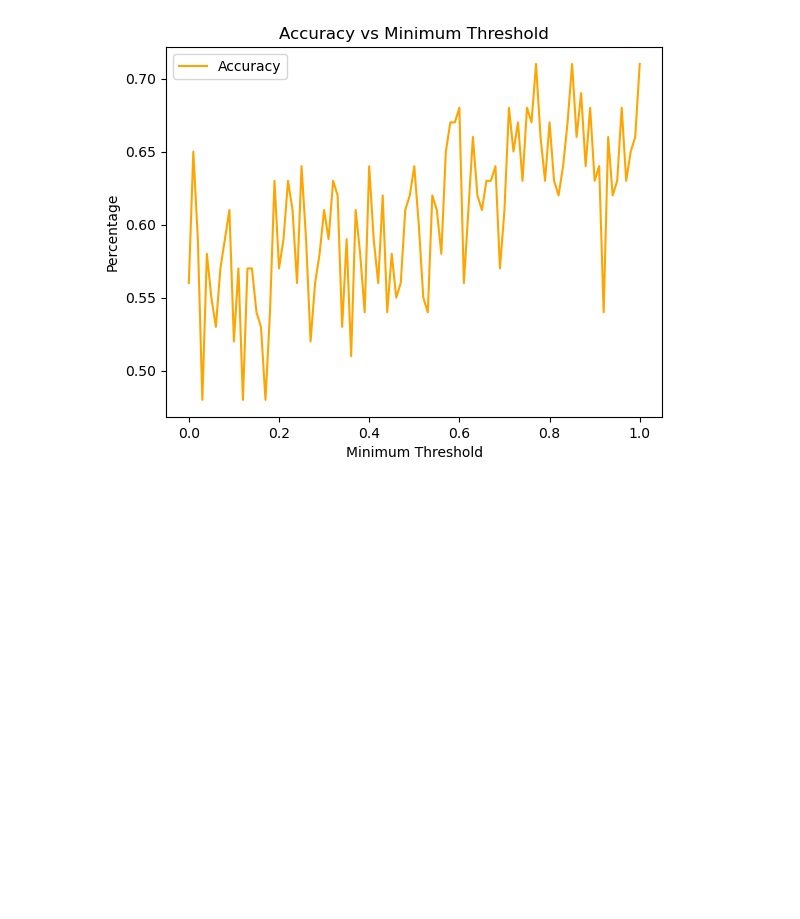
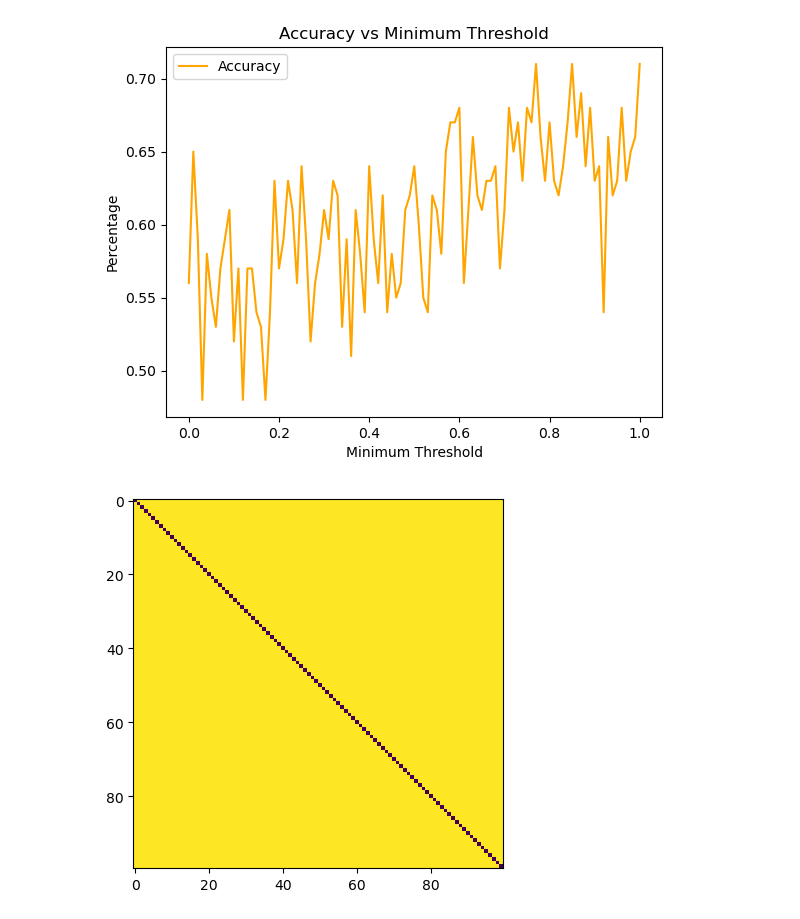
Before and after one commit to fcseidl/social-net-consensus, a Jupyter notebook: LogisticClassificationModel.ipynb, the cells around one changed output. Cells and saved outputs as stored; diff of their text form; code cells hidden in the pictures; blank space fills up the shorter version.

```diff
--- a/LogisticClassificationModel.ipynb
+++ b/LogisticClassificationModel.ipynb
@@ -431,3 +435,11 @@ plt.legend()
 plt.show()
 # %% [output]
 [figure]
+# %%
+A = np.ones((n,n))
+A = np.triu(A, 1)
+A = A + A.T
+plt.imshow(A)
+plt.show()
+# %% [output]
+[figure, added]
```
Also changed, not shown: parts of 21 cells of this notebook.
